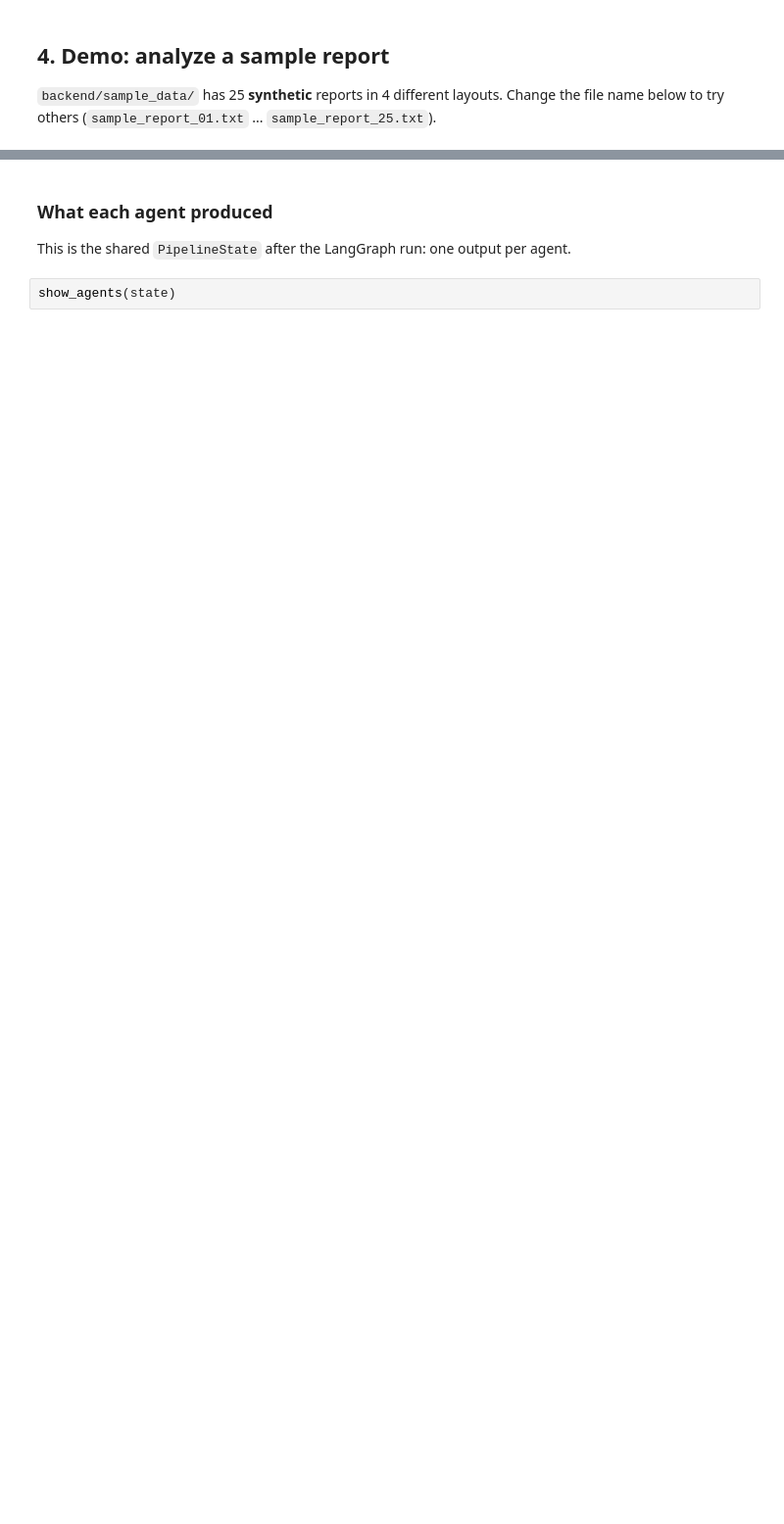
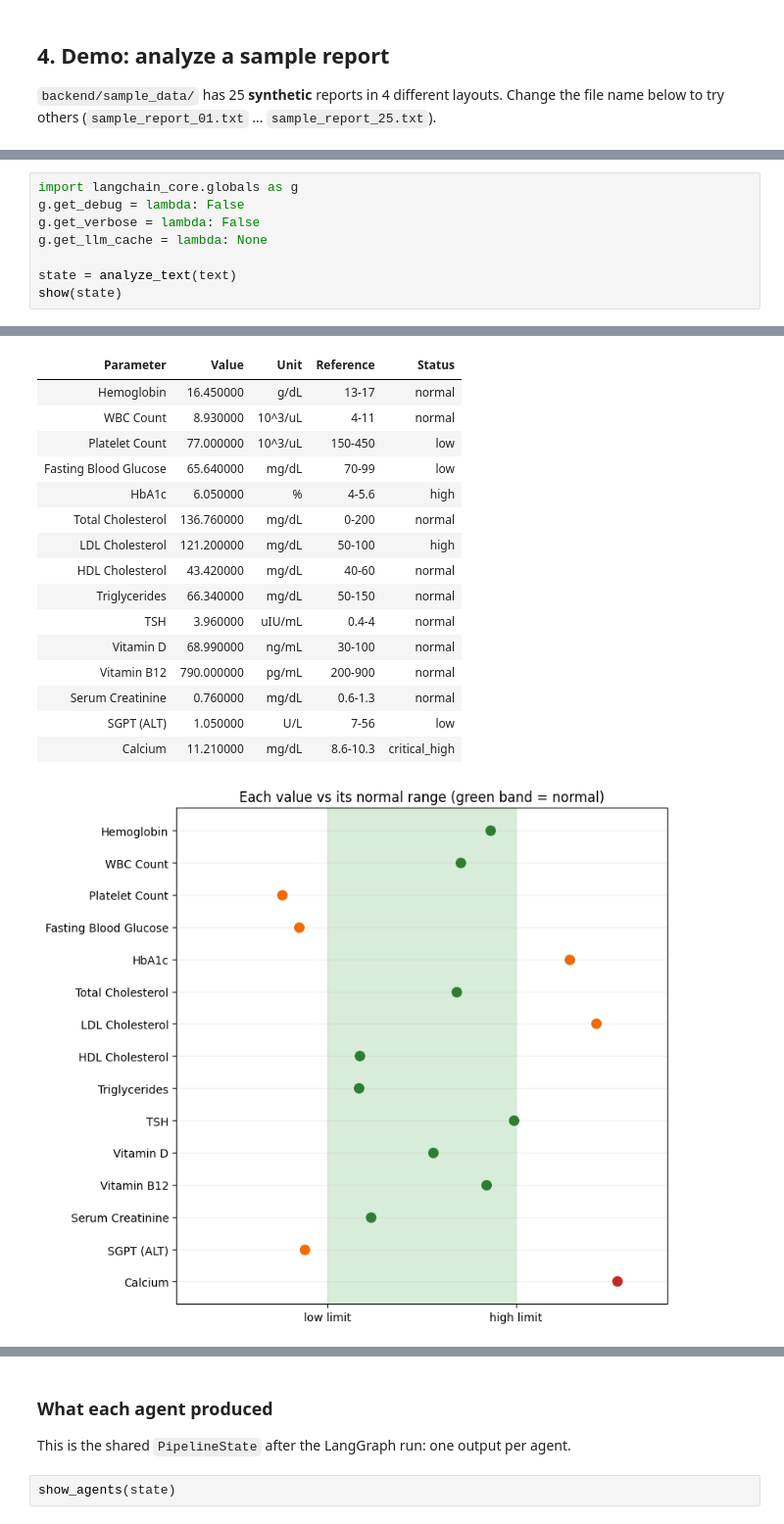
Before and after one commit to Arun110908/ai-health-report-analyzer, a Jupyter notebook: notebooks/AI_Health_Report_Analyzer_Demo.ipynb, the cells around one changed output, grey strips where cells are left out. Shown at 98% size. Saved outputs shown, nothing was run; the diff lists cells and outputs as text; blank space fills up the shorter version.

```diff
--- a/notebooks/AI_Health_Report_Analyzer_Demo.ipynb
+++ b/notebooks/AI_Health_Report_Analyzer_Demo.ipynb
@@ -162,0 +217,9 @@ show(state)
+# %%
+import langchain_core.globals as g
+g.get_debug = lambda: False
+g.get_verbose = lambda: False
+g.get_llm_cache = lambda: None
+
+state = analyze_text(text)
+show(state)
+# %% [output]
@@ -162,0 +233,17 @@ show(state)
+| Parameter | Value | Unit | Reference | Status |
+| Hemoglobin | 16.450000 | g/dL | 13-17 | normal |
+| WBC Count | 8.930000 | 10^3/uL | 4-11 | normal |
+| Platelet Count | 77.000000 | 10^3/uL | 150-450 | low |
+| Fasting Blood Glucose | 65.640000 | mg/dL | 70-99 | low |
+| HbA1c | 6.050000 | % | 4-5.6 | high |
+| Total Cholesterol | 136.760000 | mg/dL | 0-200 | normal |
+| LDL Cholesterol | 121.200000 | mg/dL | 50-100 | high |
+| HDL Cholesterol | 43.420000 | mg/dL | 40-60 | normal |
+| Triglycerides | 66.340000 | mg/dL | 50-150 | normal |
+| TSH | 3.960000 | uIU/mL | 0.4-4 | normal |
+| Vitamin D | 68.990000 | ng/mL | 30-100 | normal |
+| Vitamin B12 | 790.000000 | pg/mL | 200-900 | normal |
+| Serum Creatinine | 0.760000 | mg/dL | 0.6-1.3 | normal |
+| SGPT (ALT) | 1.050000 | U/L | 7-56 | low |
+| Calcium | 11.210000 | mg/dL | 8.6-10.3 | critical_high |
+[figure, added]
```
Also changed, not shown: parts of 16 cells of this notebook.
